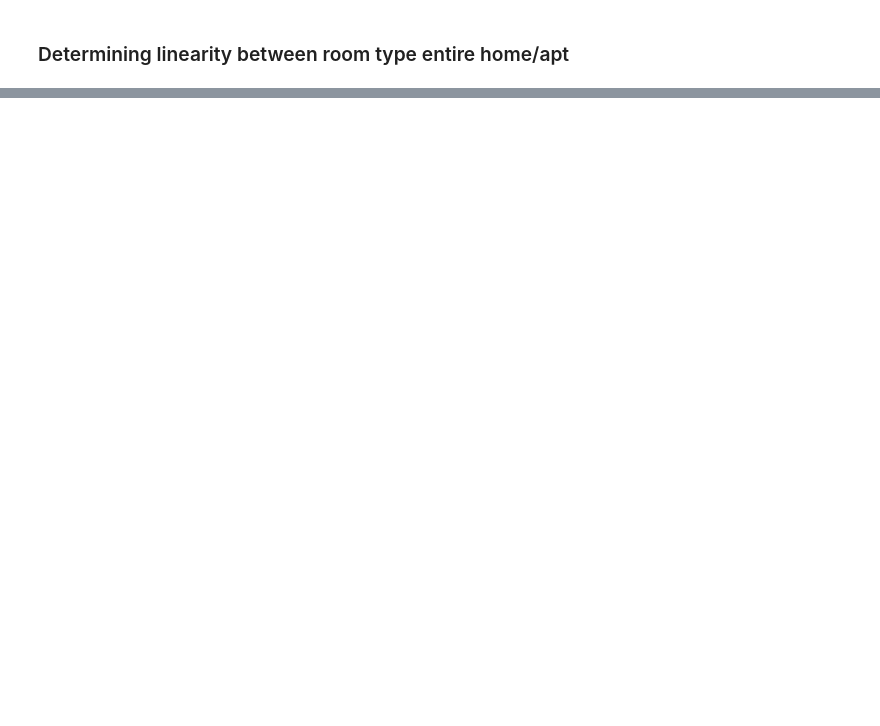
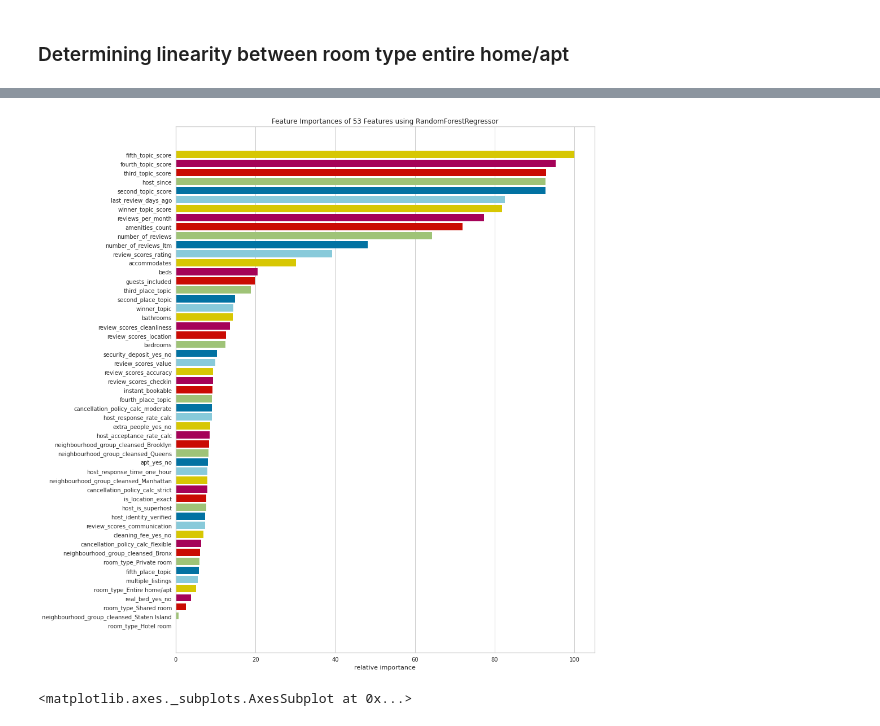
Before and after one commit to dcollaguazo/Airbnb-Price-Prediction, a Jupyter notebook: 2_Model_Building/5_text_analysis_name_description.ipynb, the cells around one changed output, grey strips where cells are left out. Drawn from its saved outputs; the diff is of its cells as text; code cells hidden in the pictures; blank space fills up the shorter version.

```diff
--- a/2_Model_Building/5_text_analysis_name_description.ipynb
+++ b/2_Model_Building/5_text_analysis_name_description.ipynb
@@ -864,0 +931,12 @@ df_col.plot(kind='scatter', x='room type', y='price', figsize=(10,5), grid=True)
+# %%
+# Creating a list of features to use as labels in FeatureImportances
+features=list()
+
+for col in df_model_en_desc_merged.columns:
+    features.append(col)
+
+# Removing price and id from labels
+features.remove('price')
+features.remove('content')
+features.remove('content_lang')
+features.remove('id')
@@ -864,0 +963,8 @@ df_col.plot(kind='scatter', x='room type', y='price', figsize=(10,5), grid=True)
+# %%
+# Most important features
+viz_4 = FeatureImportances(RandomForestRegressor(), labels=features, size=(1000, 1000))
+viz_4.fit(X_train, y_train)
+viz_4.show()
+# %% [output]
+[figure, added]
+<matplotlib.axes._subplots.AxesSubplot at 0x...>
```
Also changed, not shown: parts of 42 cells of this notebook.
